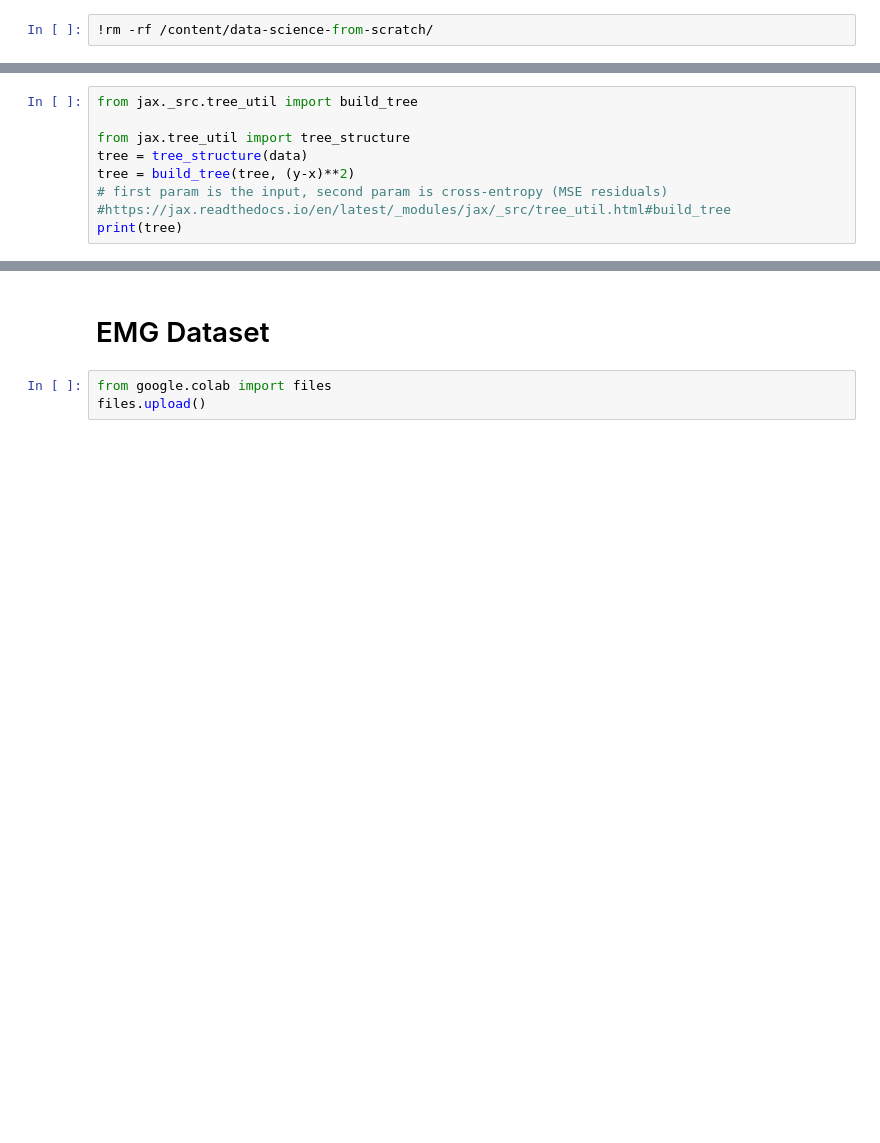
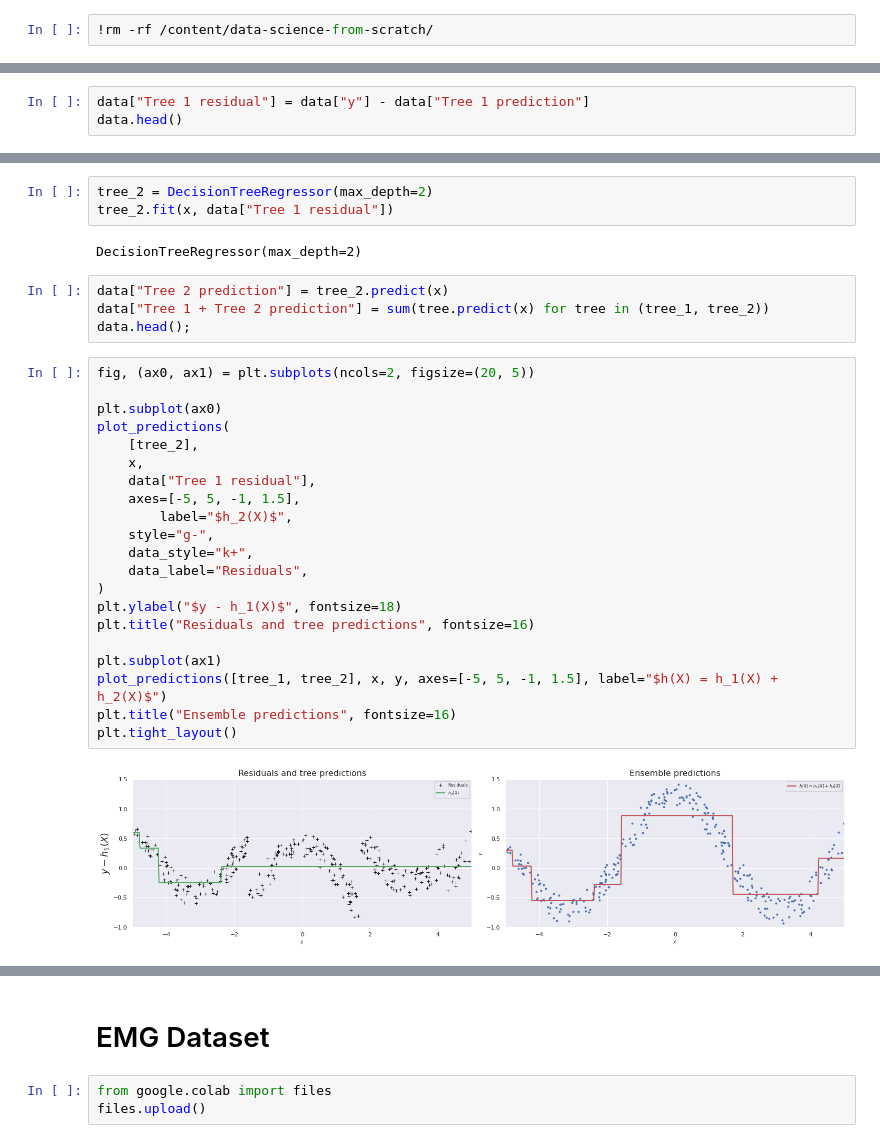
Before and after one commit to MichaelHalaj/Data-Science-CS301, a Jupyter notebook: Assignment3_CS301.ipynb, the cells around one changed output, grey strips where cells are left out. Cells and saved outputs as stored; diff of their text form; blank space fills up the shorter version.

```diff
--- a/Assignment3_CS301.ipynb
+++ b/Assignment3_CS301.ipynb
@@ -118,9 +142,3 @@ NameError: ignored
-# %%
-from jax._src.tree_util import build_tree
-
-from jax.tree_util import tree_structure
-tree = tree_structure(data)
-tree = build_tree(tree, (y-x)**2)
-# first param is the input, second param is cross-entropy (MSE residuals)
-#https://jax.readthedocs.io/en/latest/_modules/jax/_src/tree_util.html#build_tree
-print(tree)
+# %%
+data["Tree 1 residual"] = data["y"] - data["Tree 1 prediction"]
+data.head()
@@ -126,0 +152,32 @@ print(tree)
+# %%
+tree_2 = DecisionTreeRegressor(max_depth=2)
+tree_2.fit(x, data["Tree 1 residual"])
+# %% [output]
+DecisionTreeRegressor(max_depth=2)
+# %%
+data["Tree 2 prediction"] = tree_2.predict(x)
+data["Tree 1 + Tree 2 prediction"] = sum(tree.predict(x) for tree in (tree_1, tree_2))
+data.head();
+# %%
+fig, (ax0, ax1) = plt.subplots(ncols=2, figsize=(20, 5))
+
+plt.subplot(ax0)
+plot_predictions(
+    [tree_2],
+    x,
+    data["Tree 1 residual"],
+    axes=[-5, 5, -1, 1.5],
+        label="$h_2(X)$",
+    style="g-",
+    data_style="k+",
+    data_label="Residuals",
+)
+plt.ylabel("$y - h_1(X)$", fontsize=18)
+plt.title("Residuals and tree predictions", fontsize=16)
+
+plt.subplot(ax1)
+plot_predictions([tree_1, tree_2], x, y, axes=[-5, 5, -1, 1.5], label="$h(X) = h_1(X) + h_2(X)$")
+plt.title("Ensemble predictions", fontsize=16)
+plt.tight_layout()
+# %% [output]
+[figure, added]
```
Also changed, not shown: parts of 21 cells of this notebook.
